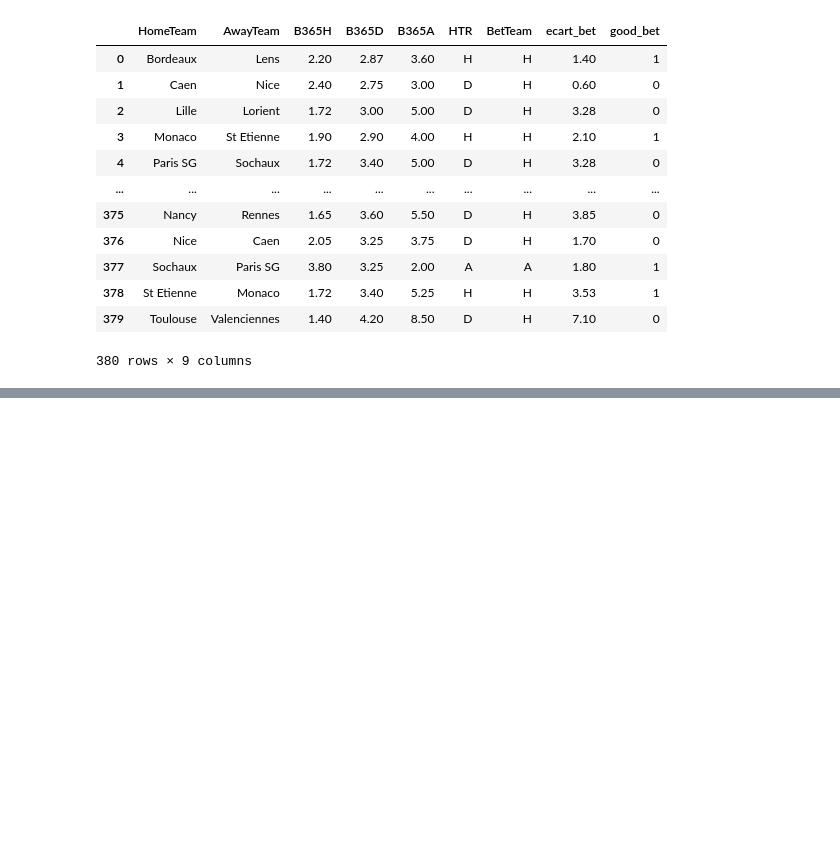
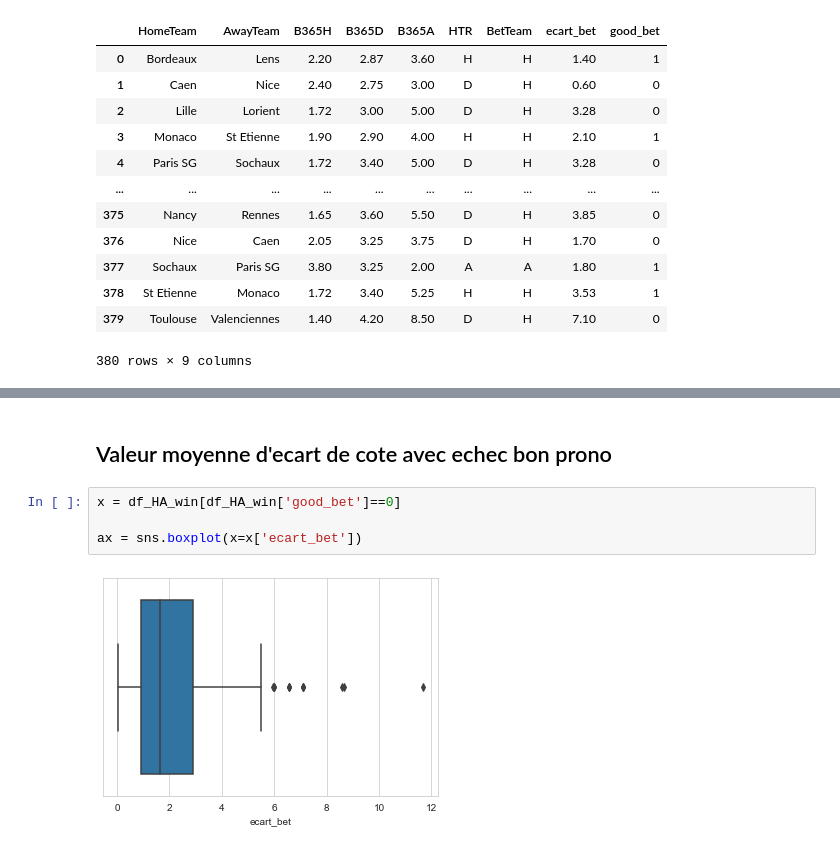
Before and after one commit to ChafikZ/Fundamentals-of-machine-learning, a Jupyter notebook: Challenge 1/Challenge 1.ipynb, the cells around one changed output, grey strips where cells are left out. Saved outputs shown, nothing was run; the diff lists cells and outputs as text; blank space fills up the shorter version.

```diff
--- a/Challenge 1/Challenge 1.ipynb
+++ b/Challenge 1/Challenge 1.ipynb
@@ -148,0 +163,8 @@ x
+# %% [markdown]
+## Valeur moyenne d'ecart de cote avec echec bon prono
+# %%
+x = df_HA_win[df_HA_win['good_bet']==0]
+
+ax = sns.boxplot(x=x['ecart_bet'])
+# %% [output]
+[figure, added]
```
Also changed, not shown: parts of 17 cells of this notebook, 1 other file.
